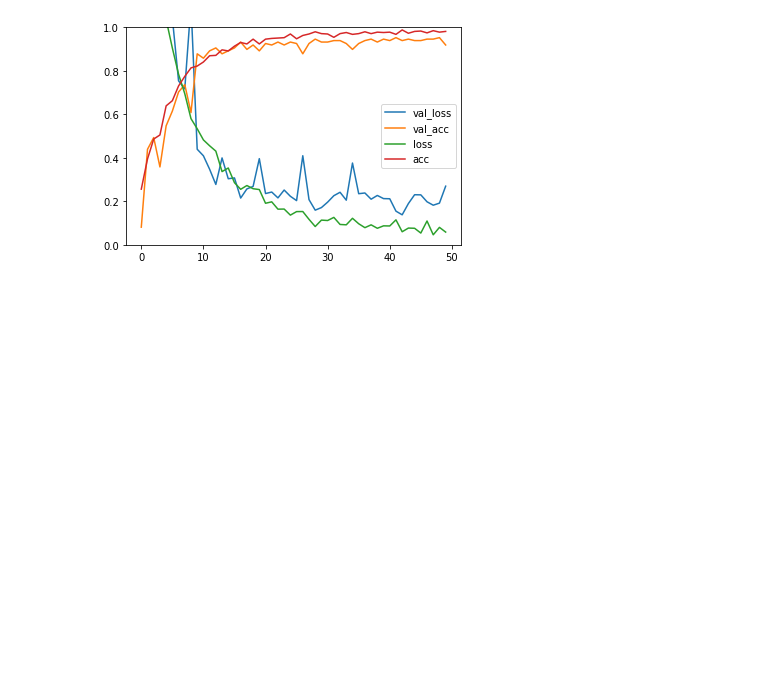
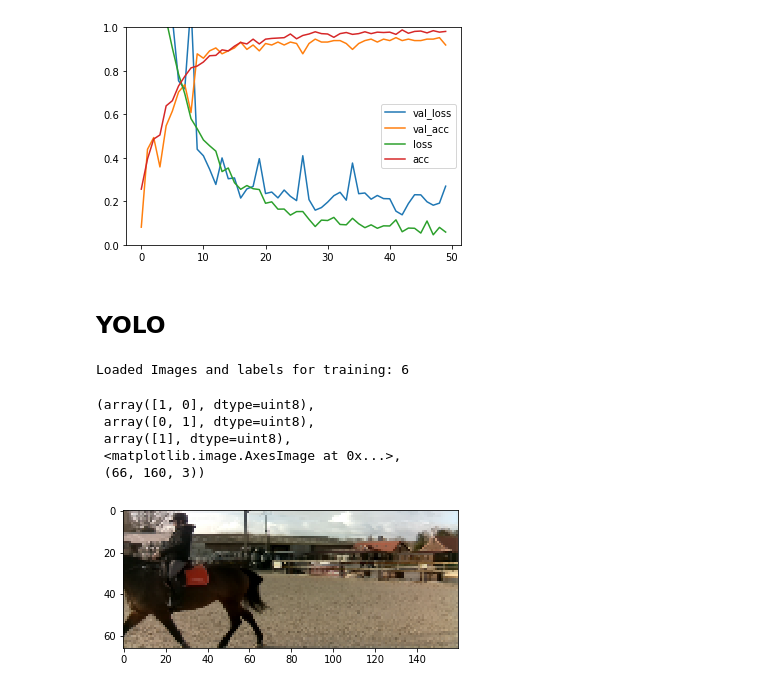
Before and after one commit to EParisot/Horse_Tracker, a Jupyter notebook: ML/Training.ipynb, the cells around one changed output. Cells and saved outputs as stored; diff of their text form; code cells hidden in the pictures; blank space fills up the shorter version.

```diff
--- a/ML/Training.ipynb
+++ b/ML/Training.ipynb
@@ -307,3 +307,57 @@ historydf.plot(ylim=(0,1))
 # %% [output]
 <matplotlib.axes._subplots.AxesSubplot at 0x...>
 [figure]
+# %% [markdown]
+## YOLO
+# %%
+grid_w = 7
+grid_h = 3
+
+def load_photos(directory):
+    images = []
+    x_labels_loc = []
+    y_labels_loc = []
+    class_labels_loc = []
+    dir_list = listdir(directory)
+    random.shuffle(dir_list)
+    for name in dir_list:
+        filename = directory + '/' + name
+        # load an image from file
+        image = load_img(filename)
+        # convert the image pixels to a numpy array
+        image = img_to_array(image)
+        images.append(image)
+        # get labels
+        x_labels_loc.append(int(float(name.split('_')[1]) * grid_size))
+        y_labels_loc.append(int(float(name.split('_')[2]) * grid_size))
+        class_labels_loc.append(int(name.split('_')[3].split('.')[0]))
+    return images, x_labels_loc, y_labels_loc, class_labels_loc
+# %%
+dataset = "Datas/"
+
+# load images from both train and test groups
+directory = dataset + 'Train'
+images, x_labels_loc, y_labels_loc, class_labels_loc = load_photos(directory)
+nb_images = len(images)
+print('Loaded Images and labels for training: %d' % nb_images)
+# %% [output]
+Loaded Images and labels for training: 6
+# %%
+#Normalise images
+images = np.array(images)
+images = images[:,30:]
+images /= 255.0
+
+#convert datas to dummyvalues
+x_labels_loc = np.array(pd.get_dummies(x_labels_loc))
+y_labels_loc = np.array(pd.get_dummies(y_labels_loc))
+class_labels_loc = np.array(pd.get_dummies(class_labels_loc))
+# %%
+x_labels_loc[2], y_labels_loc[2], class_labels_loc[2], plt.imshow(images[2]), images[2].shape
+# %% [output]
+(array([1, 0], dtype=uint8),
+ array([0, 1], dtype=uint8),
+ array([1], dtype=uint8),
+ <matplotlib.image.AxesImage at 0x...>,
+ (66, 160, 3))
+[figure, added]
```
Also changed, not shown: parts of 1 cell of this notebook, 13 other files.
